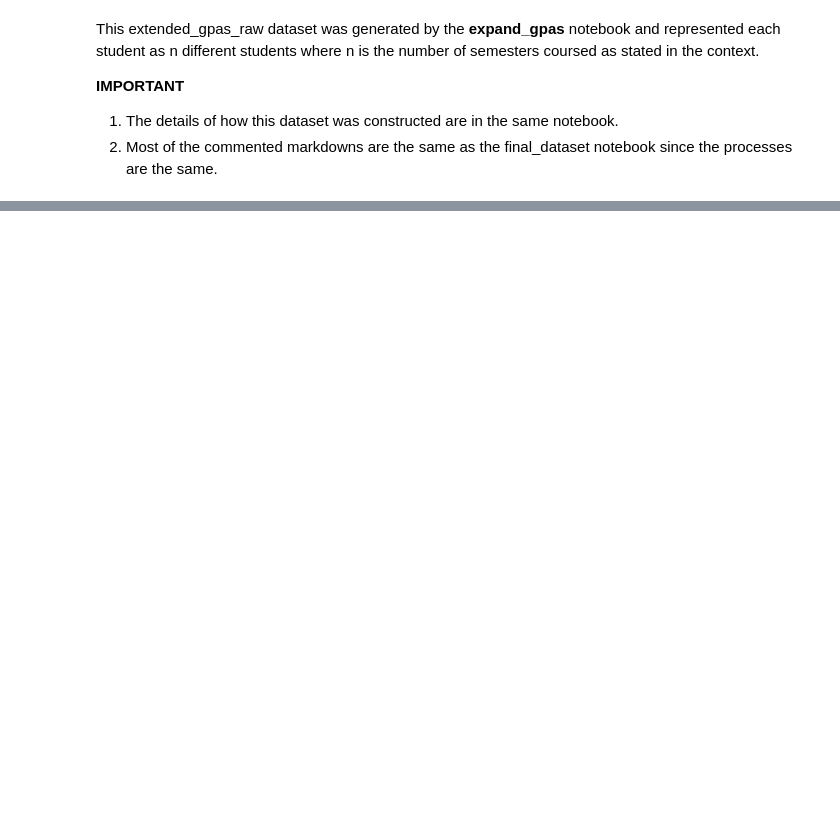
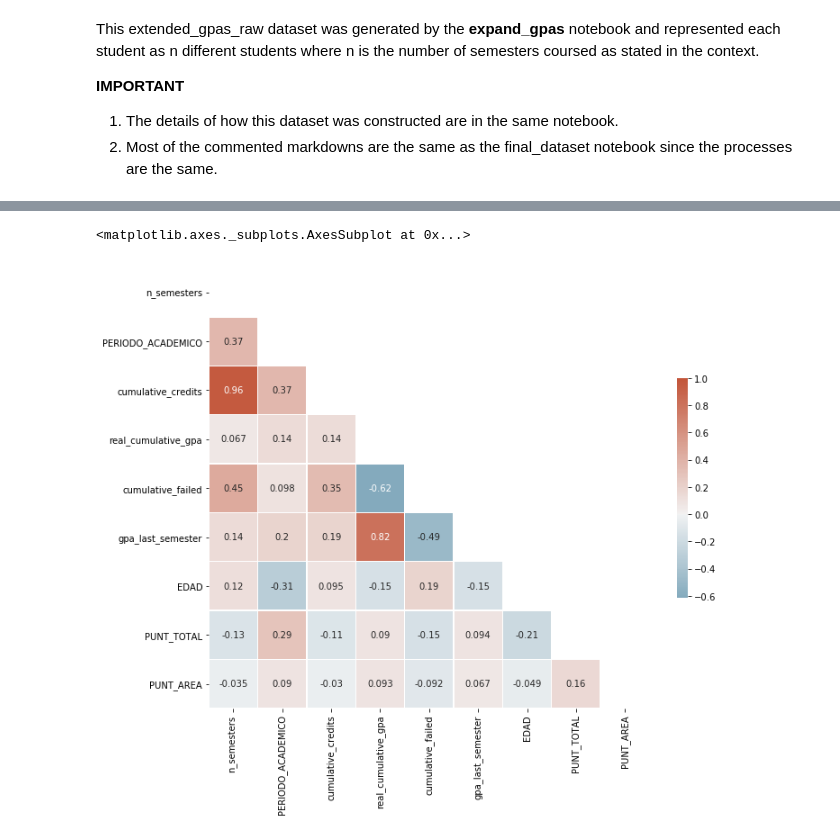
Before and after one commit to DS4A-COL21-G56/DS4A_G56, a Jupyter notebook: notebooks/data_processing/extended_dataset.ipynb, the cells around one changed output, grey strips where cells are left out. Saved outputs shown, nothing was run; the diff lists cells and outputs as text; code cells hidden in the pictures; blank space fills up the shorter version.

Commit message:
final extended dataset generated

```diff
--- a/notebooks/data_processing/extended_dataset.ipynb
+++ b/notebooks/data_processing/extended_dataset.ipynb
@@ -228,0 +228,2 @@ gpas['GPA'] = np.array(gpas_raw['sum_gpa'])/np.array(num_creds['sum_credits'])
+# %%
+gpas_n_semester_lite = gpas_n_semester.iloc[:, 35:]
@@ -228,0 +264,46 @@ gpas['GPA'] = np.array(gpas_raw['sum_gpa'])/np.array(num_creds['sum_credits'])
+# %%
+extended_with_profile = pd.merge(gpas_merge_3, student_profile, how="left", left_on = "CODIGO", right_on = "CODIGO")
+# %%
+mean_Age = np.mean(extended_with_profile['EDAD'])
+extended_with_profile['EDAD'] = extended_with_profile['EDAD'].fillna(mean_Age)
+# %%
+complete_student_performance_file = '../../data/processed/complete_student_performance.csv'
+complete_student_performance = pd.read_csv(complete_student_performance_file, index_col=0 )
+
+
+cat_cols = ['PERIODO_COHORTE', 'PERIODO_ACADEMICO', 'CODIGO', 'COD_MAT']
+num_cols = ['NOTA_DEF']
+
+complete_student_performance = change_type(complete_student_performance, cat_cols, 'str')
+complete_student_performance = change_type(complete_student_performance, num_cols, 'float')
+
+complete_student_performance[['FACULTAD','NOMBRE_PROGRAMA']] = \
+                    complete_student_performance[['FACULTAD','NOMBRE_PROGRAMA']].fillna('GENERAL')
+complete_student_performance[['INTRODUCCION']] = complete_student_performance[['INTRODUCCION']].fillna('NO')
+complete_student_performance[['NUM_CREDITOS']] = complete_student_performance[['NUM_CREDITOS']].fillna(2)
+complete_student_performance[['COD_DOCENTE']] = complete_student_performance[['COD_DOCENTE']].fillna(-1)
+
+
+
+
+program = complete_student_performance.copy()
+program = program[program['INTRODUCCION']=='SI']
+program = program.groupby(['CODIGO'])['FACULTAD','NOMBRE_PROGRAMA'].agg(lambda x:x.value_counts().index[0]).reset_index()
+program['CODIGO'] = program['CODIGO'].astype('int64')
+
+extended_with_program = pd.merge(extended_with_profile, program, how="left", left_on = "CODIGO", right_on = "CODIGO")
+extended_with_program = extended_with_program.dropna()
+# %%
+to_drop = ['FACULTAD', 'NOMBRE_PROGRAMA', 'GENERO', 'COLEGIO_PROCEDENCIA', 'ES_DESERTOR', 'CODIGO']
+df_correlation = extended_with_program.drop(to_drop, axis = 1).corr()
+
+mask = np.triu(np.ones_like(df_correlation, dtype=bool))
+f, ax = plt.subplots(figsize=(11, 9))
+
+cmap = sns.diverging_palette(230, 20, as_cmap=True)
+
+sns.heatmap(df_correlation, mask=mask, cmap=cmap, vmax=1, center=0,
+            square=True, linewidths=.5, cbar_kws={"shrink": .5}, annot=True)
+# %% [output]
+<matplotlib.axes._subplots.AxesSubplot at 0x...>
+[figure, added]
```
Also changed, not shown: parts of 32 cells of this notebook, 1 other file.
